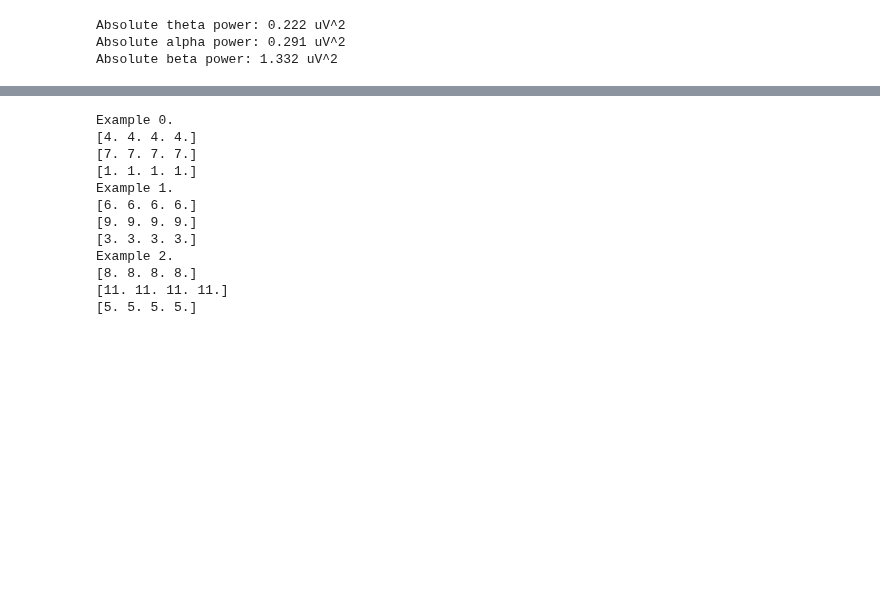
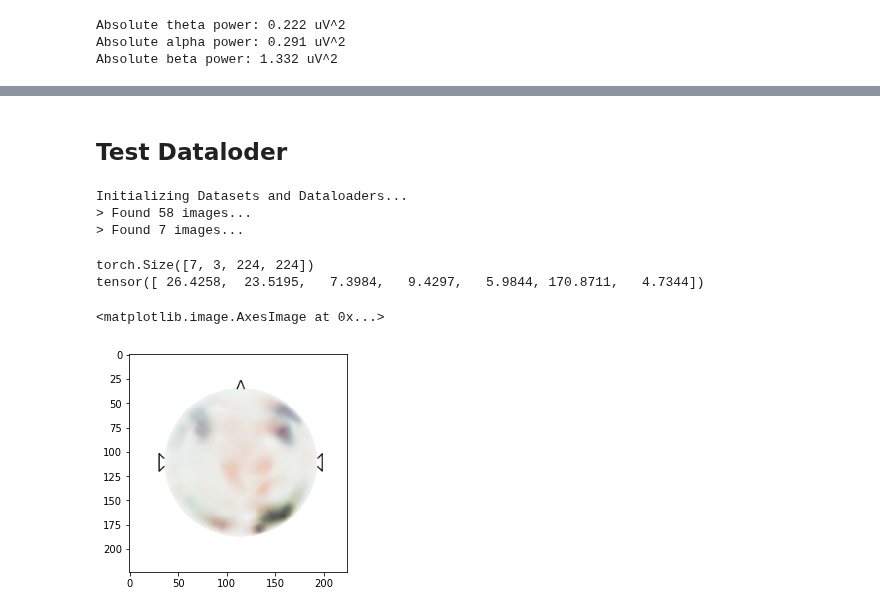
Before and after one commit to hundredball/Math24, a Jupyter notebook: test_each_function.ipynb, the cells around one changed output, grey strips where cells are left out. Drawn from its saved outputs; the diff is of its cells as text; code cells hidden in the pictures; blank space fills up the shorter version.

```diff
--- a/test_each_function.ipynb
+++ b/test_each_function.ipynb
@@ -295,19 +251,2 @@ Example 2.
-# %%
-A = A[:,reorder,:]
-for i in range(num_exa):
-    print('Example %d.'%(i))
-    for j in range(num_channel):
-        print(A[i,j,:])
-# %% [output]
-Example 0.
-[4. 4. 4. 4.]
-[7. 7. 7. 7.]
-[1. 1. 1. 1.]
-Example 1.
-[6. 6. 6. 6.]
-[9. 9. 9. 9.]
-[3. 3. 3. 3.]
-Example 2.
-[8. 8. 8. 8.]
-[11. 11. 11. 11.]
-[5. 5. 5. 5.]
+# %% [markdown]
+## Test Dataloder
@@ -313,0 +259,38 @@ Example 2.
+# %%
+batchSize = 10
+input_size = 224
+# Load Data
+data_transforms = {
+        'train': transforms.Compose([
+                ndl.Rescale(input_size),
+                ndl.ToTensor()]),
+        'test': transforms.Compose([
+                ndl.Rescale(input_size),
+                ndl.ToTensor()])
+        }
+
+print("Initializing Datasets and Dataloaders...")
+
+# Create training and testing datasets
+image_datasets = {x: ndl.TopoplotLoader('images', x, data_transforms[x]) for x in ['train', 'test']}
+
+# Create training and testing dataloaders
+dataloaders_dict = {'train': Data.DataLoader(image_datasets['train'], batch_size=batchSize, shuffle=True, num_workers=4),
+                    'test':  Data.DataLoader(image_datasets['test'], batch_size=batchSize, shuffle=False, num_workers=4)}
+# %% [output]
+Initializing Datasets and Dataloaders...
+> Found 58 images...
+> Found 7 images...
+# %%
+for samples in dataloaders_dict['test']:
+    print(samples['image'].shape)
+    print(samples['label'])
+# %% [output]
+torch.Size([7, 3, 224, 224])
+tensor([ 26.4258,  23.5195,   7.3984,   9.4297,   5.9844, 170.8711,   4.7344])
+# %%
+image = samples['image'][0].numpy().transpose((1,2,0))
+plt.imshow(image)
+# %% [output]
+<matplotlib.image.AxesImage at 0x...>
+[figure, added]
```
Also changed, not shown: parts of 3 cells of this notebook, 4 other files.
